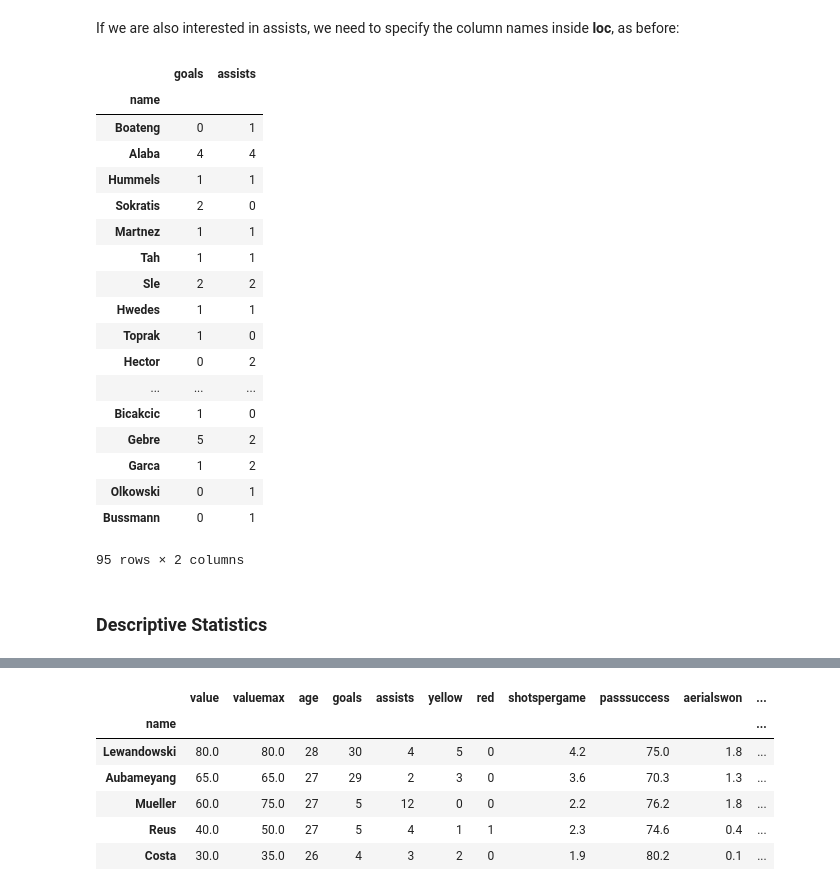
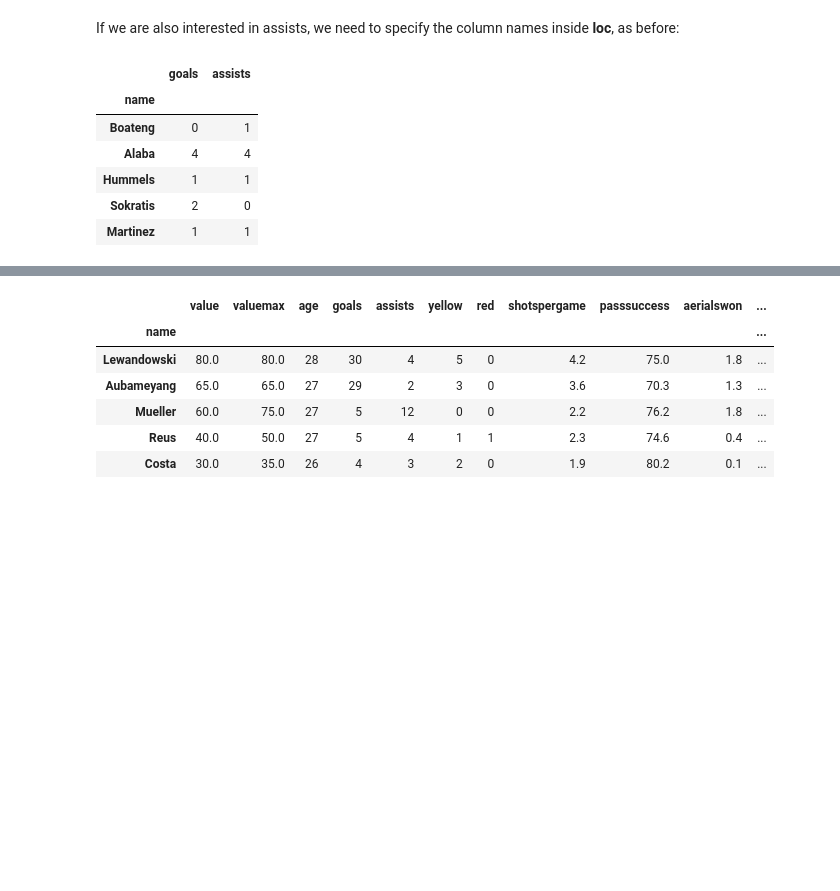
Before and after one commit to Moony2D/Python-Intro-ifo, a Jupyter notebook: PyIntro_Pandas.ipynb, the cells around one changed output, grey strips where cells are left out. Cells and saved outputs as stored; diff of their text form; code cells hidden in the pictures; blank space fills up the shorter version.

```diff
--- a/PyIntro_Pandas.ipynb
+++ b/PyIntro_Pandas.ipynb
@@ -752,26 +803,12 @@ Name: goals, dtype: int64
 # %% [markdown]
 If we are also interested in assists, we need to specify the column names inside **loc**, as before:
 # %%
-df.loc[ df['positioncode'] == 1, ('goals', 'assists')]
+df.loc[ df['positioncode'] == 1, ('goals', 'assists')].head()
 # %% [output]
 |  | goals | assists |
 | name |  |  |
 | Boateng | 0 | 1 |
 | Alaba | 4 | 4 |
 | Hummels | 1 | 1 |
 | Sokratis | 2 | 0 |
-| Martnez | 1 | 1 |
-| Tah | 1 | 1 |
-| Sle | 2 | 2 |
-| Hwedes | 1 | 1 |
-| Toprak | 1 | 0 |
-| Hector | 0 | 2 |
-| ... | ... | ... |
-| Bicakcic | 1 | 0 |
-| Gebre | 5 | 2 |
-| Garca | 1 | 2 |
-| Olkowski | 0 | 1 |
-| Bussmann | 0 | 1 |
+| Martinez | 1 | 1 |
-95 rows × 2 columns
-# %% [markdown]
-### Descriptive Statistics
```
Also changed, not shown: parts of 111 cells of this notebook.
